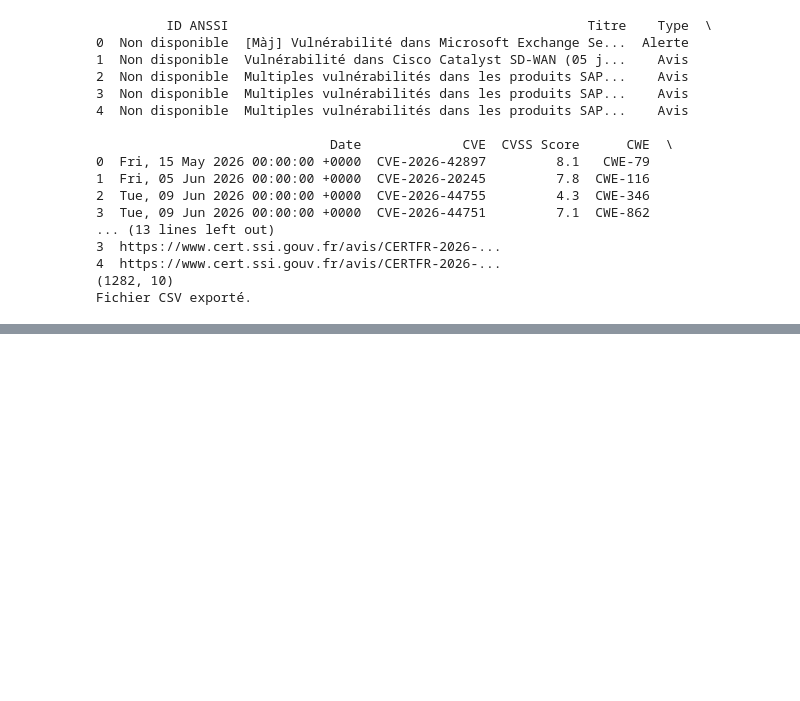
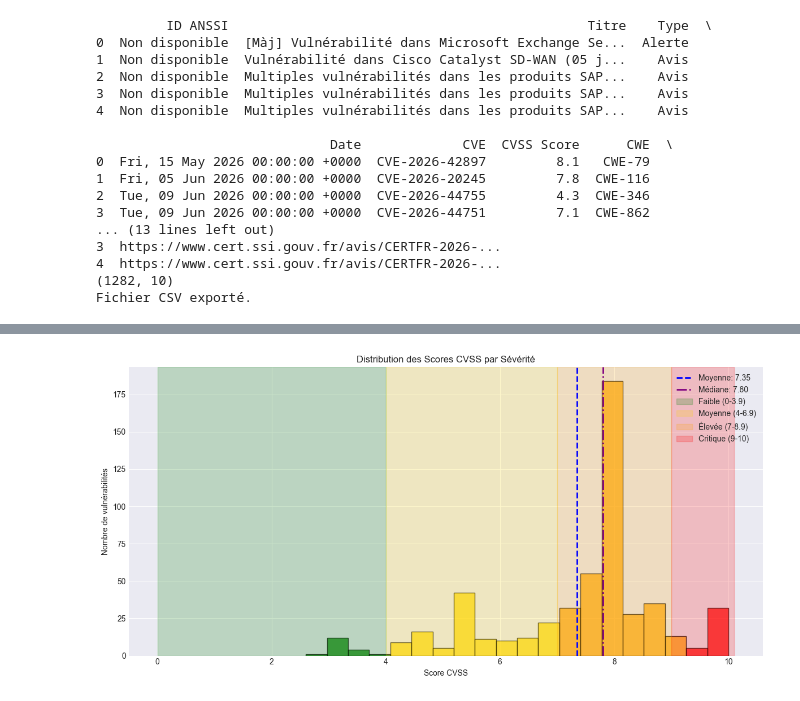
Before and after one commit to imtoatb/Analyse-des-Avis-et-Alertes-ANSSI-avec-Enrichissement-des-CVE, a Jupyter notebook: analyse_anssi.ipynb, the cells around one changed output, grey strips where cells are left out. Cells and saved outputs as stored; diff of their text form; code cells hidden in the pictures; blank space fills up the shorter version.

Commit message:
Etape 5 Histogramme des scores CVSS good

```diff
--- a/analyse_anssi.ipynb
+++ b/analyse_anssi.ipynb
@@ -276,0 +321,18 @@ AttributeError: partially initialized module 'pandas' has no attribute '_pandas_
+# %%
+#Création de la colonne de sévérité CVSS
+
+def categorize_cvss(score):
+    if pd.isna(score):
+        return "Non disponible"
+    elif score < 4.0:
+        return "Faible (0-3.9)"
+    elif score < 7.0:
+        return "Moyenne (4-6.9)"
+    elif score < 9.0:
+        return "Élevée (7-8.9)"
+    else:
+        return "Critique (9-10)"
+
+df['CVSS Severity'] = df['CVSS Score'].apply(categorize_cvss)
+print(df['CVSS Severity'].value_counts())
+print(f"\nTaux de valeurs manquantes CVSS: {df['CVSS Score'].isna().sum() / len(df) * 100:.2f}%")
@@ -276,0 +392,70 @@ AttributeError: partially initialized module 'pandas' has no attribute '_pandas_
+# %%
+#TOUJOURS ETAPE 5 - Visualisation -----------------------------------------------
+
+#Histogramme des scores CVSS avec couleurs par sévérité
+
+import matplotlib.pyplot as plt
+import numpy as np
+
+
+cvss_clean = df[df['CVSS Score'].notna()]['CVSS Score']                         #Pour garder que les valeurs non null
+
+
+def get_color(score):
+    if score < 4.0:
+        return 'green'
+    elif score < 7.0:
+        return 'gold'
+    elif score < 9.0:
+        return 'orange'
+    else:
+        return 'red'
+
+#Historigramme = .hist
+fig, ax = plt.subplots(figsize=(12, 6))                                         #fig = l'onglet, axe = la où ce sera dessiné, figsize = 12 pouces x 6 pouces
+
+n, bins, patches = ax.hist(cvss_clean, bins=20, edgecolor='black', alpha=0.7)   # n = nb vulnérabilités pour chaque interval, bins = les barres sur l'axe X, patches = couleurs
+                                                                                #Ici on prend les données = cvss_clean, 20 intervalles (bars) = bins, - , alpha = transparence
+
+
+
+for patch, left_edge in zip(patches, bins[:-1]):                                #zip = créer une liste de tuples avec [(patches[0], bins[0]), ([1], [1]), ...]
+    if left_edge < 4.0:
+        patch.set_facecolor('green')                                            #Si la barre commence avant 4
+    elif left_edge < 7.0:
+        patch.set_facecolor('gold')                                             #" entre 4 et 7
+    elif left_edge < 9.0:
+        patch.set_facecolor('orange')                                           #" entre 7 et 9
+    else:
+        patch.set_facecolor('red')                                              #au delà
+
+
+
+#Lignes verticales pour la moyenne et la médiane avec axvline : Axe X + Vertical + line (ligne verticale sur l'axe X)
+ax.axvline(x=cvss_clean.mean(), color='blue', linestyle='--', linewidth=2, label=f'Moyenne: {cvss_clean.mean():.2f}')
+ax.axvline(x=cvss_clean.median(), color='purple', linestyle='-.', linewidth=2, label=f'Médiane: {cvss_clean.median():.2f}')
+
+#axvspan = Axe X - Vertical SPAN (étendue verticale)
+ax.axvspan(0, 4, alpha=0.2, color='green', label='Faible (0-3.9)')
+ax.axvspan(4, 7, alpha=0.2, color='gold', label='Moyenne (4-6.9)')
+ax.axvspan(7, 9, alpha=0.2, color='orange', label='Élevée (7-8.9)')
+ax.axvspan(9, 10.1, alpha=0.2, color='red', label='Critique (9-10)')
+
+
+ax.set_xlabel('Score CVSS')
+ax.set_ylabel('Nombre de vulnérabilités')
+ax.set_title('Distribution des Scores CVSS par Sévérité')
+ax.legend(loc='upper right')
+
+
+plt.tight_layout()
+plt.show()
+
+print(f"Nombre de valeurs disponibles: {len(cvss_clean)}/{len(df)} ({len(cvss_clean)/len(df)*100:.1f}%)")
+print(f"Moyenne: {cvss_clean.mean():.2f}")
+print(f"Médiane: {cvss_clean.median():.2f}")
+print(f"Écart-type: {cvss_clean.std():.2f}")
+print(f"Minimum: {cvss_clean.min():.2f}")
+print(f"Maximum: {cvss_clean.max():.2f}")
+# %% [output]
+[figure, added]
```
Also changed, not shown: parts of 6 cells of this notebook.
